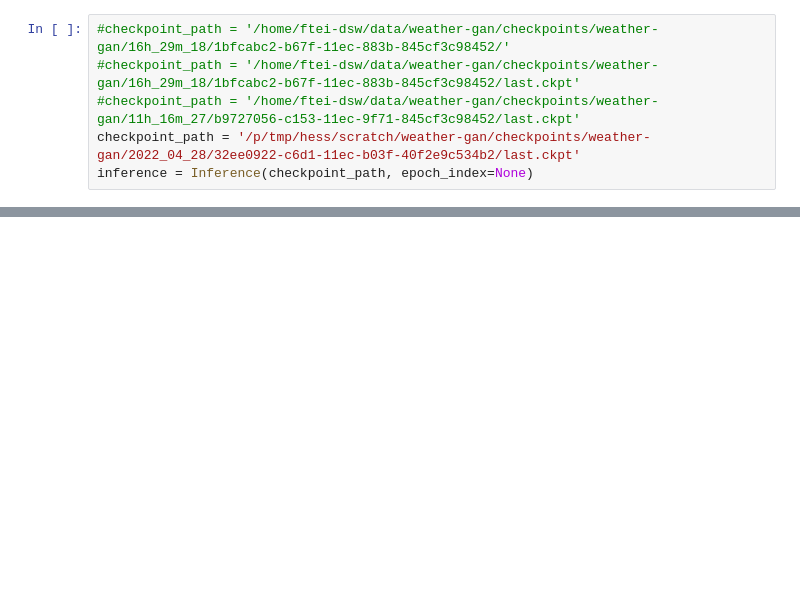
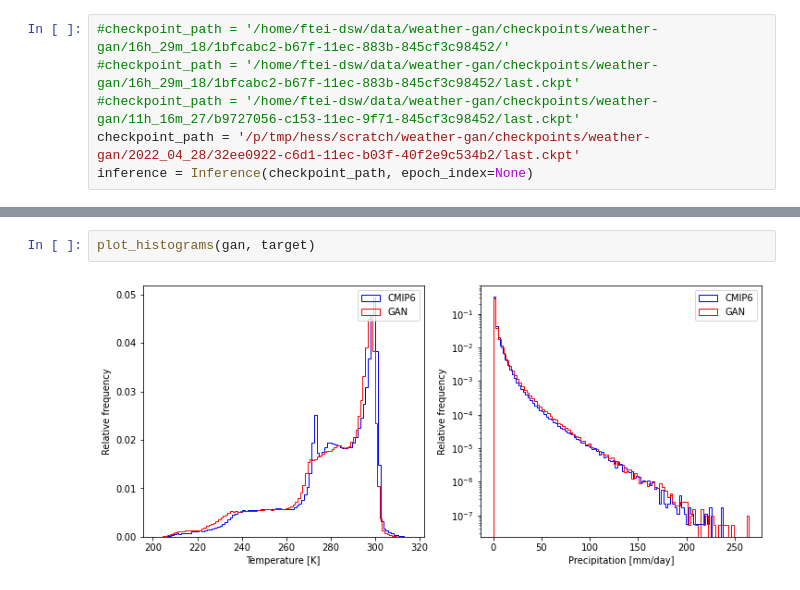
Before and after one commit to p-hss/weather-gan, a Jupyter notebook: notebooks/dev-inference.ipynb, the cells around one changed output, grey strips where cells are left out. Drawn from its saved outputs; the diff is of its cells as text; blank space fills up the shorter version.

```diff
--- a/notebooks/dev-inference.ipynb
+++ b/notebooks/dev-inference.ipynb
@@ -109,0 +72,4 @@ plt.show()
+# %%
+plot_histograms(gan, target)
+# %% [output]
+[figure, added]
```
Also changed, not shown: parts of 8 cells of this notebook, 2 other files.
